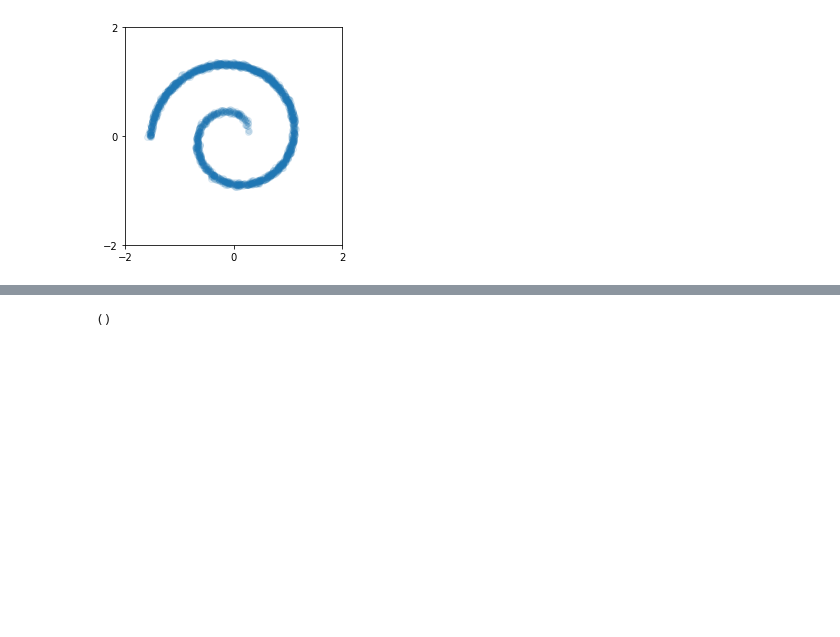
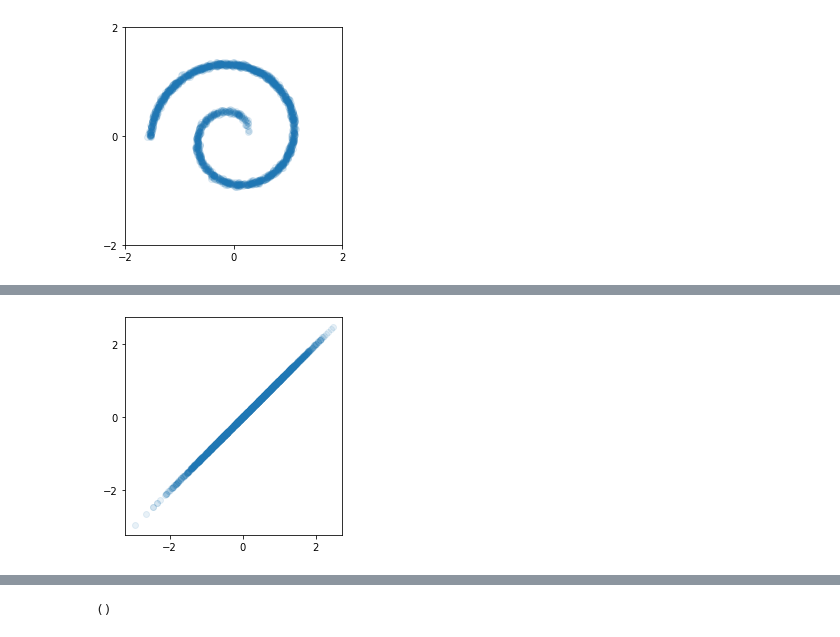
Before and after one commit to durml91/MMath-Project, a Jupyter notebook: Image_Diffusion_(working)/MLP Mixer diffusion/SDE using Spiral_Diffusion.ipynb, the cells around one changed output, grey strips where cells are left out. Cells and saved outputs as stored; diff of their text form; code cells hidden in the pictures; blank space fills up the shorter version.

```diff
--- a/Image_Diffusion_(working)/MLP Mixer diffusion/SDE using Spiral_Diffusion.ipynb
+++ b/Image_Diffusion_(working)/MLP Mixer diffusion/SDE using Spiral_Diffusion.ipynb
@@ -166,18 +170,22 @@ def dataloader(data, batch_size, *, key):
             start = end
             end = start + batch_size
 # %%
-@eqx.filter_jit
+
 def single_sample_fn(model, int_beta, data_shape, dt0, t1, key):
     def drift(t, y, args):
         _, beta = jax.jvp(int_beta, (t,), (jnp.ones_like(t),))
-        return -0.5 * beta * (y + model(t, y))
+
+        t = jnp.array([t])
+        c = -0.5 * beta * (y + model(t, y))
+
+        return c
 
     term = dfx.ODETerm(drift)
     solver = dfx.Tsit5()
     t0 = 0
     y1 = jr.normal(key, data_shape)
     # reverse time, solve from t1 to t0
-    sol = dfx.diffeqsolve(term, solver, t1, t0, -dt0, y1, adjoint=dfx.NoAdjoint())
+    sol = dfx.diffeqsolve(term, solver, t1, t0, -dt0, y1)
     return sol.ys[0]
 # %%
 # from jax.lax import scan
@@ -243,0 +310,8 @@ Early stopping intervened
+# %%
+plt.figure().add_subplot(111).set_aspect("equal", adjustable="box")
+plt.scatter(sample[:, 0], sample[:, 1], alpha=0.1) #plot 1st row as x values and 2nd row as y values on the plot
+plt.xticks([-2, 0, 2])
+plt.yticks([-2, 0, 2])
+plt.show()
+# %% [output]
+[figure, added]
```
Also changed, not shown: parts of 14 cells of this notebook.
